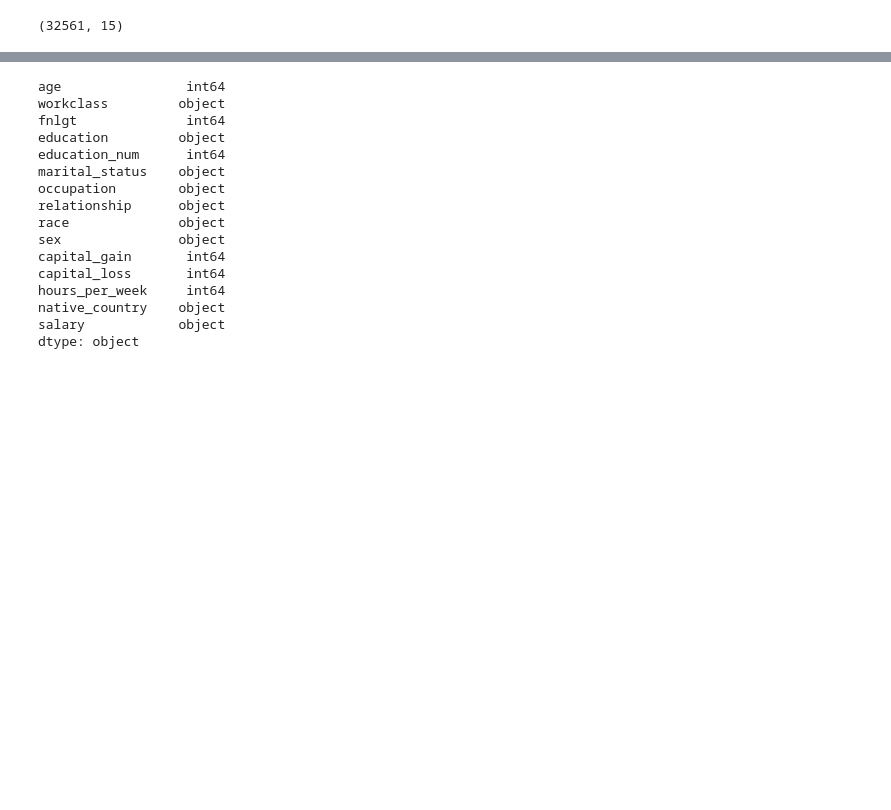
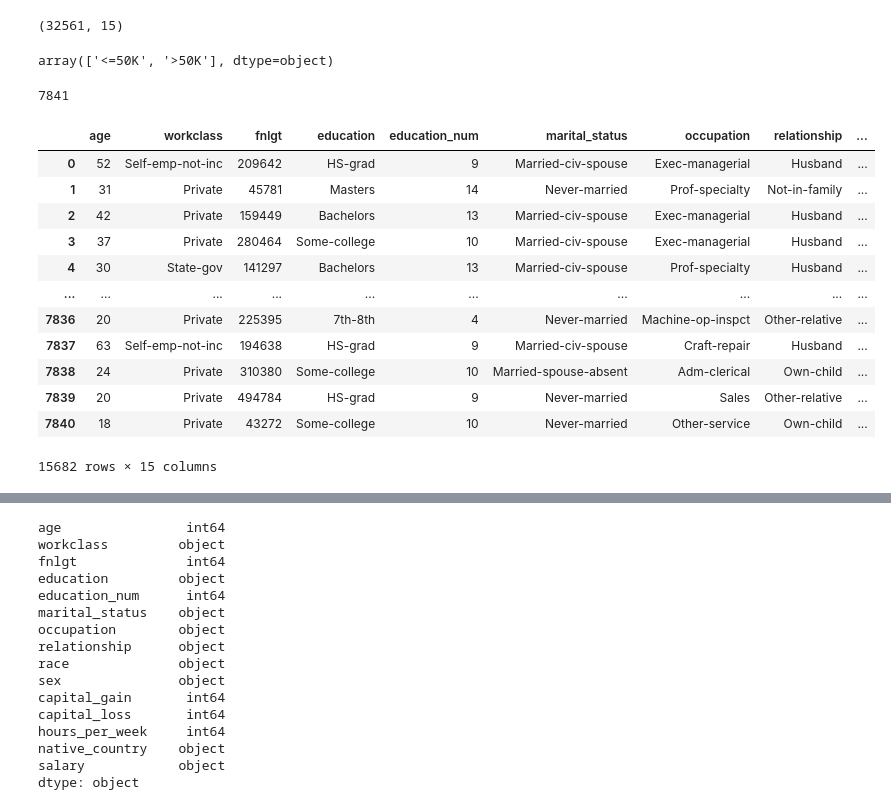
Before and after one commit to fabioba/deploy_ml_api, a Jupyter notebook: src/EDA.ipynb, the cells around one changed output, grey strips where cells are left out. Drawn from its saved outputs; the diff is of its cells as text; code cells hidden in the pictures; blank space fills up the shorter version.

Commit message:
fix: model retrained and balance train and test

```diff
--- a/src/EDA.ipynb
+++ b/src/EDA.ipynb
@@ -72,3 +74,32 @@ df.head()
 df.shape
 # %% [output]
 (32561, 15)
+# %%
+# resample balance weight
+df['salary'].unique()
+# %% [output]
+array(['<=50K', '>50K'], dtype=object)
+# %%
+df_group=df.groupby(['salary']).size().reset_index().rename(columns={0:'n_records'})
+min(df_group['n_records'].values)
+# %% [output]
+7841
+# %%
+min_size=len(df[df['salary']=='>50K'])
+df_salary_positive=df[df['salary']=='>50K'].reset_index(drop=True)
+df_salary_negative=df[df['salary']=='<=50K'].sample(n=min_size).reset_index(drop=True)
+df_salary_balanced=df_salary_positive.append(df_salary_negative)
+# %% [output]
+|  | age | workclass | fnlgt | education | education_num | marital_status | occupation | relationship | ... |
+| 0 | 52 | Self-emp-not-inc | 209642 | HS-grad | 9 | Married-civ-spouse | Exec-managerial | Husband | ... |
+| 1 | 31 | Private | 45781 | Masters | 14 | Never-married | Prof-specialty | Not-in-family | ... |
+| 2 | 42 | Private | 159449 | Bachelors | 13 | Married-civ-spouse | Exec-managerial | Husband | ... |
+| 3 | 37 | Private | 280464 | Some-college | 10 | Married-civ-spouse | Exec-managerial | Husband | ... |
+| 4 | 30 | State-gov | 141297 | Bachelors | 13 | Married-civ-spouse | Prof-specialty | Husband | ... |
+| ... | ... | ... | ... | ... | ... | ... | ... | ... | ... |
+| 7836 | 20 | Private | 225395 | 7th-8th | 4 | Never-married | Machine-op-inspct | Other-relative | ... |
+| 7837 | 63 | Self-emp-not-inc | 194638 | HS-grad | 9 | Married-civ-spouse | Craft-repair | Husband | ... |
+| 7838 | 24 | Private | 310380 | Some-college | 10 | Married-spouse-absent | Adm-clerical | Own-child | ... |
+| 7839 | 20 | Private | 494784 | HS-grad | 9 | Never-married | Sales | Other-relative | ... |
+| 7840 | 18 | Private | 43272 | Some-college | 10 | Never-married | Other-service | Own-child | ... |
+15682 rows × 15 columns
```
Also changed, not shown: parts of 3 cells of this notebook, 2 other files.
